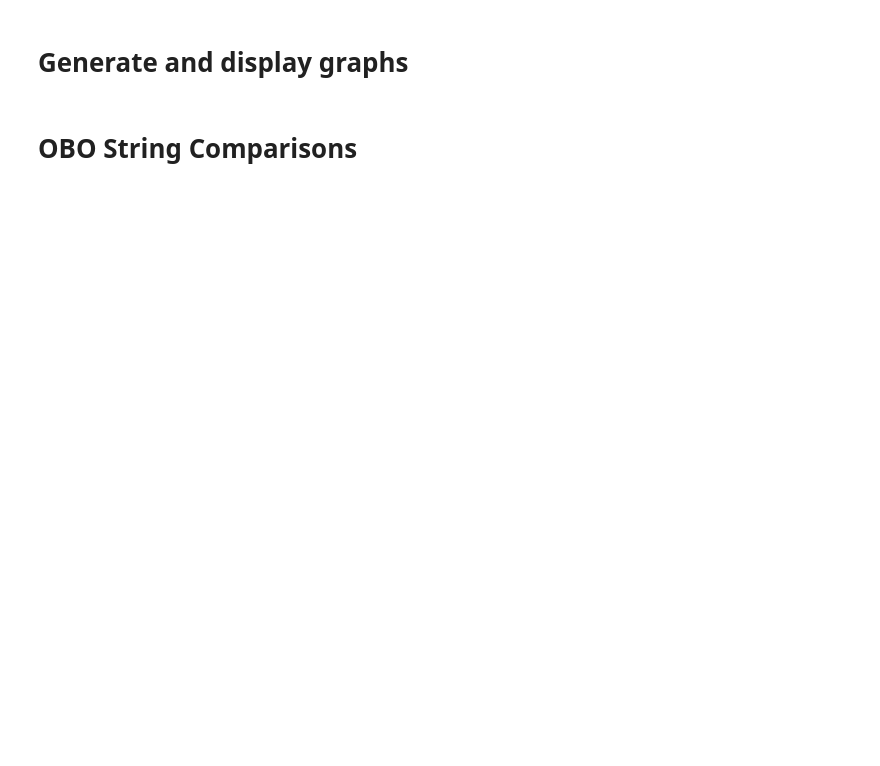
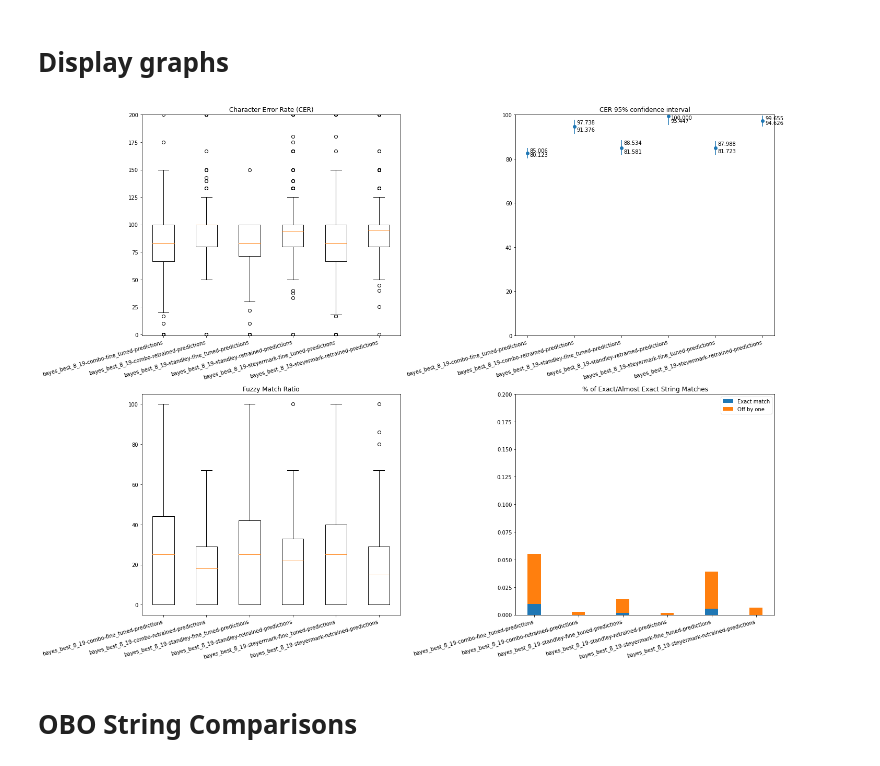
Before and after one commit to emcdona1/crnn_models_single_gpu, a Jupyter notebook: test_set_predictions/visualize_predictions.ipynb, the cells around one changed output. Cells and saved outputs as stored; diff of their text form; code cells hidden in the pictures; blank space fills up the shorter version.

```diff
--- a/test_set_predictions/visualize_predictions.ipynb
+++ b/test_set_predictions/visualize_predictions.ipynb
@@ -96,61 +54,16 @@ print(summary_results[['exact_matches', 'oboe_matches', 'cer_95_error_min', 'cer
 # %% [markdown]
-# Generate and display graphs
+# Display graphs
 # %%
-def plot_cer(graph):
-    graph.set_title('Character Error Rate (CER)')
-    graph.set_xticklabels([label[1] for label in models], rotation=15, horizontalalignment='right')
-    graph.set_ylim([-1, 200])
-    subset = results[[f'{label[1]} CER' for label in models]].T
-    subset = np.asarray([model[1].dropna() for model in subset.iterrows()], dtype=object).T
-    graph = graph.boxplot(subset)
-
-
-def plot_cer_confidence_interval(graph):
-    min = summary_results['cer_95_error_min']
-    min = min.apply(lambda v: v if v >= 0 else 0)
-    max = summary_results['cer_95_error_max']
-    max = max.apply(lambda v: v if v <= 100 else 100)
-    error_min = [summary_results.loc[label[1], ('CER', 'mean')] - min[label[1]] for label in models]
-    error_max = [max[label[1]] - summary_results.loc[label[1], ('CER', 'mean')] for label in models]
-    graph.set_title('CER 95% confidence interval')
-    graph.set_xticklabels([label[1] for label in models], rotation=15, horizontalalignment='right')
-    graph.set_ylim(top=100)
-    graph.errorbar([label[1] for label in models], summary_results[('CER', 'mean')], yerr=[error_min, error_max], fmt='o')
-    for i in range(len(models)):
-        graph.text(i + 0.05, max[i] - 2, f'{max[i]:.3f}')
-        graph.text(i + 0.05, min[i] + 1, f'{min[i]:.3f}')
-
-
-def plot_fuzzy_match(graph):
-    graph.set_title('Fuzzy Match Ratio')
-    graph.set_xticklabels([label[1] for label in models], rotation=15, horizontalalignment='right')
-    subset = results[[f'{label[1]} match ratio' for label in models]].T
-    subset = np.asarray([model[1].dropna() for model in subset.iterrows()], dtype=object).T
-    graph = graph.boxplot(subset)
-
-
-def plot_close_matches(graph):  # todo
-    graph.set_title('% of Exact/Almost Exact String Matches')
-    exact_matches = [match/results.shape[0] for match in summary_results['exact_matches']]
-    obo_matches = [match/results.shape[0] for match in summary_results['oboe_matches']]
-    ex = graph.bar([label[1] for label in models], exact_matches,
-                   width=0.3, label='Exact match')
-    obo = graph.bar([label[1] for label in models], obo_matches,
-                    width=0.3, bottom=exact_matches, label='Off by one')
-    graph.set_xticklabels([label[1] for label in models], rotation=15, horizontalalignment='right')
-    graph.set_ybound(0, 0.2)
-    graph.legend()
-
-
-fig, ((graph1, graph2, graph3, graph4)) = plt.subplots(4, 1, figsize=(15, 25))
+fig, ((graph1, graph2), (graph3, graph4)) = plt.subplots(2, 2, figsize=(20, 15))
 # fig, graph1 = plt.subplots(1, 1, figsize=(10, 7))  # For saving individual charts
 
-
-plot_cer(graph1)
-plot_cer_confidence_interval(graph2)
-plot_fuzzy_match(graph3)
-plot_close_matches(graph4)
+plot_cer(models, results, graph1)
+plot_cer_confidence_interval(models, summary_results, graph2)
+plot_fuzzy_match(models, results, graph3)
+plot_close_matches(models, results, summary_results, graph4)
 fig.tight_layout()
+# %% [output]
+[figure, added]
 # %% [markdown]
 # OBO String Comparisons
 # %%
```
Also changed, not shown: parts of 13 cells of this notebook.
